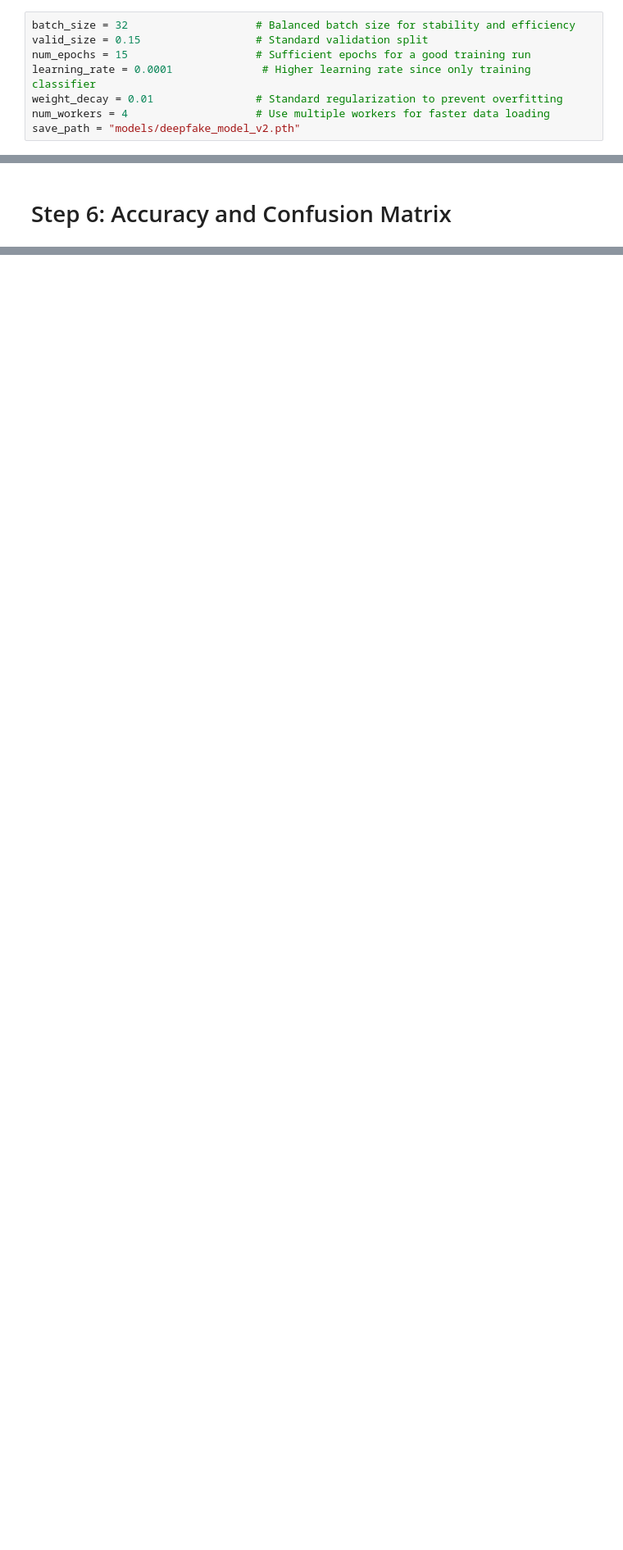
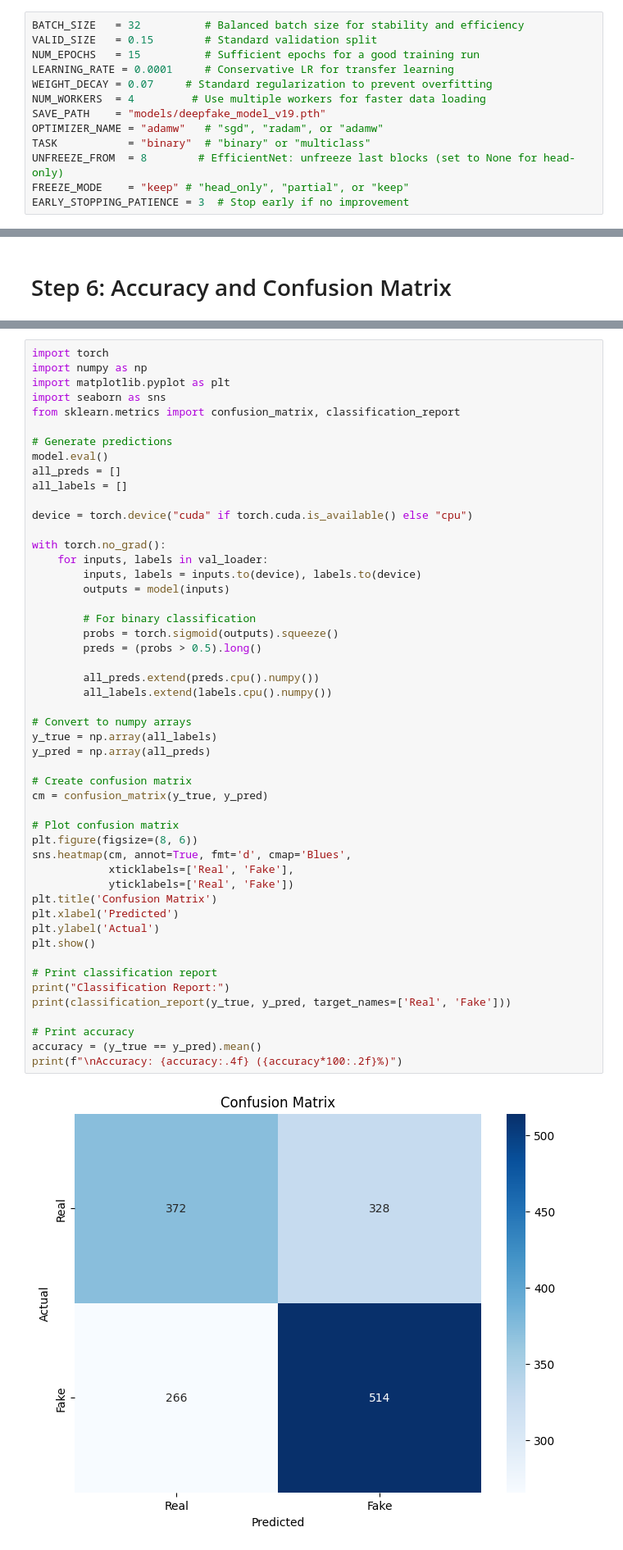
Before and after one commit to ai4all-deepfake-project/ai4all-deepfake-detector, a Jupyter notebook: DeepFake_Detector.ipynb, the cells around one changed output, grey strips where cells are left out. Shown: that part at 82% size. Cells and saved outputs as stored; diff of their text form; blank space fills up the shorter version.

```diff
--- a/DeepFake_Detector.ipynb
+++ b/DeepFake_Detector.ipynb
@@ -345,10 +364,15 @@ src/train.py::test_training_step PASSED                                  [100%]
 # %% [markdown]
 #Step 5: Putting Everything Together!
 # %%
-batch_size = 32                    # Balanced batch size for stability and efficiency
-valid_size = 0.15                  # Standard validation split
-num_epochs = 15                    # Sufficient epochs for a good training run
-learning_rate = 0.0001              # Higher learning rate since only training classifier
-weight_decay = 0.01                # Standard regularization to prevent overfitting
-num_workers = 4                    # Use multiple workers for faster data loading
-save_path = "models/deepfake_model_v2.pth"
+BATCH_SIZE   = 32          # Balanced batch size for stability and efficiency
+VALID_SIZE   = 0.15        # Standard validation split
+NUM_EPOCHS   = 15          # Sufficient epochs for a good training run
+LEARNING_RATE = 0.0001     # Conservative LR for transfer learning
+WEIGHT_DECAY = 0.07     # Standard regularization to prevent overfitting
+NUM_WORKERS  = 4         # Use multiple workers for faster data loading
+SAVE_PATH    = "models/deepfake_model_v19.pth"
+OPTIMIZER_NAME = "adamw"   # "sgd", "radam", or "adamw"
+TASK           = "binary"  # "binary" or "multiclass"
+UNFREEZE_FROM  = 8        # EfficientNet: unfreeze last blocks (set to None for head-only)
+FREEZE_MODE    = "keep" # "head_only", "partial", or "keep"
+EARLY_STOPPING_PATIENCE = 3  # Stop early if no improvement
@@ -382,0 +594,52 @@ trained_model = simple_train(
+# %%
+import torch
+import numpy as np
+import matplotlib.pyplot as plt
+import seaborn as sns
+from sklearn.metrics import confusion_matrix, classification_report
+
+# Generate predictions
+model.eval()
+all_preds = []
+all_labels = []
+
+device = torch.device("cuda" if torch.cuda.is_available() else "cpu")
+
+with torch.no_grad():
+    for inputs, labels in val_loader:
+        inputs, labels = inputs.to(device), labels.to(device)
+        outputs = model(inputs)
+
+        # For binary classification
+        probs = torch.sigmoid(outputs).squeeze()
+        preds = (probs > 0.5).long()
+
+        all_preds.extend(preds.cpu().numpy())
+        all_labels.extend(labels.cpu().numpy())
+
+# Convert to numpy arrays
+y_true = np.array(all_labels)
+y_pred = np.array(all_preds)
+
+# Create confusion matrix
+cm = confusion_matrix(y_true, y_pred)
+
+# Plot confusion matrix
+plt.figure(figsize=(8, 6))
+sns.heatmap(cm, annot=True, fmt='d', cmap='Blues',
+            xticklabels=['Real', 'Fake'],
+            yticklabels=['Real', 'Fake'])
+plt.title('Confusion Matrix')
+plt.xlabel('Predicted')
+plt.ylabel('Actual')
+plt.show()
+
+# Print classification report
+print("Classification Report:")
+print(classification_report(y_true, y_pred, target_names=['Real', 'Fake']))
+
+# Print accuracy
+accuracy = (y_true == y_pred).mean()
+print(f"\nAccuracy: {accuracy:.4f} ({accuracy*100:.2f}%)")
+# %% [output]
+[figure, added]
```
Also changed, not shown: parts of 17 cells of this notebook, 7 other files.
